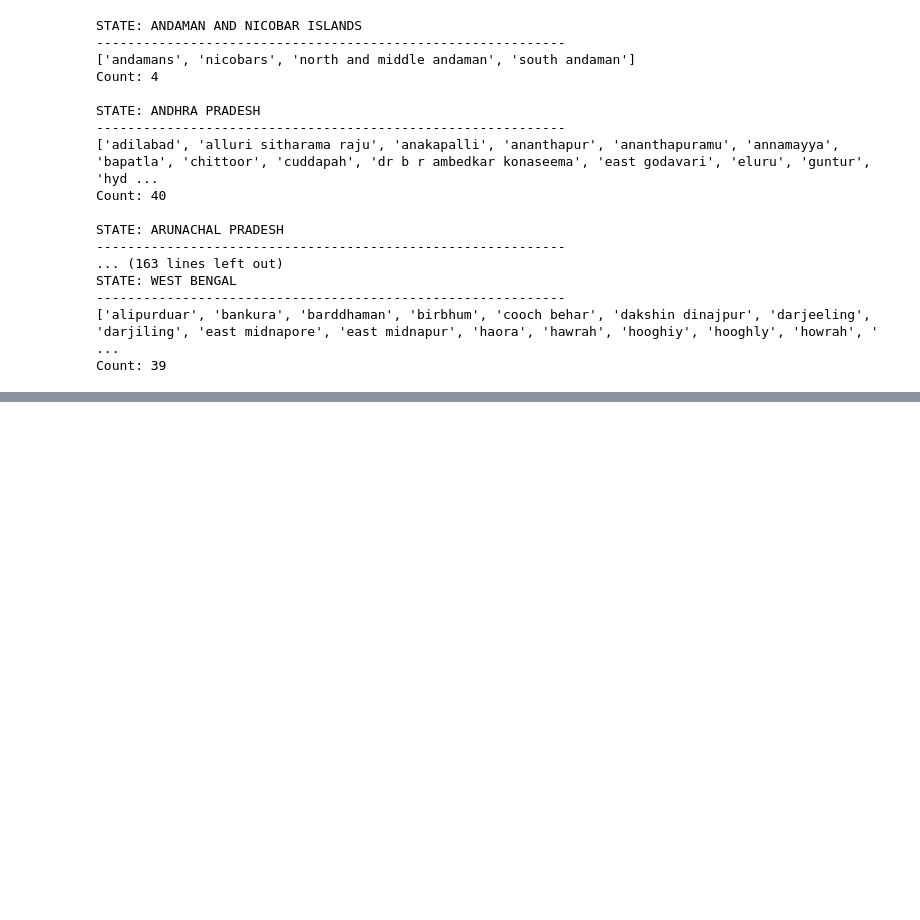
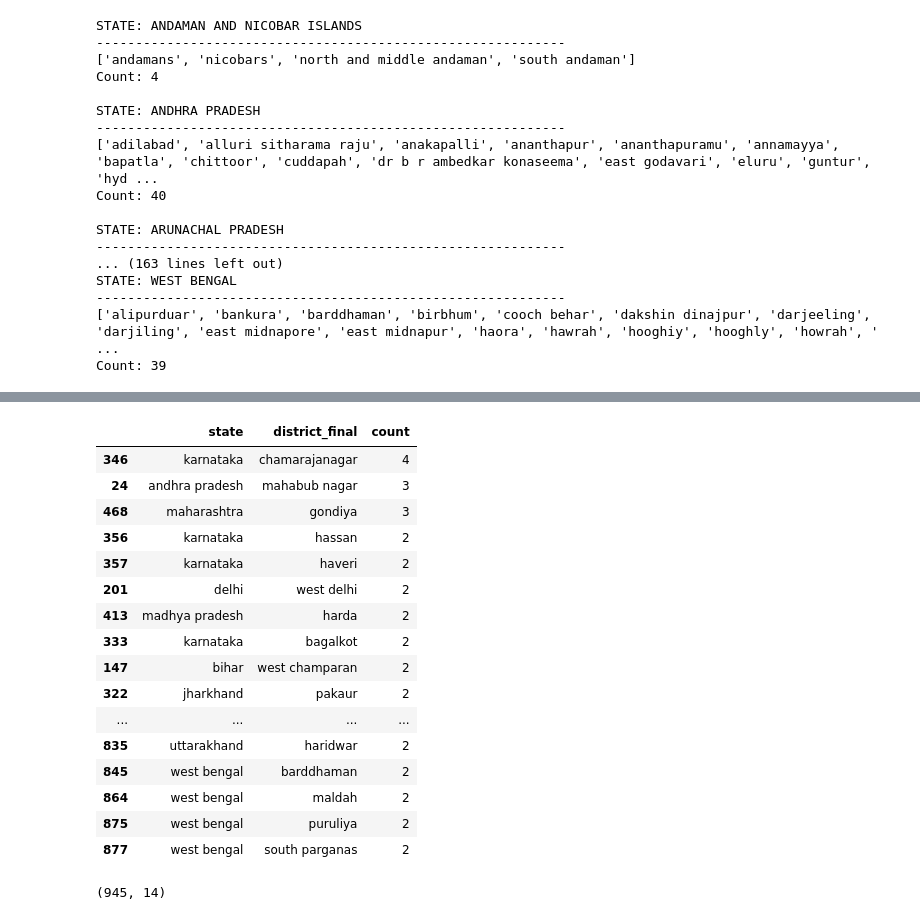
Before and after one commit to thesumeetsingh/uidai-data-hackathon, a Jupyter notebook: notebooks/analysis.ipynb, the cells around one changed output, grey strips where cells are left out. Cells and saved outputs as stored; diff of their text form; code cells hidden in the pictures; blank space fills up the shorter version.

```diff
--- a/notebooks/analysis.ipynb
+++ b/notebooks/analysis.ipynb
@@ -831,0 +858,34 @@ Count: 39
+# %%
+df_clean = df.copy()
+# %%
+dup_table = (
+    df_clean
+    .groupby(["state", "district_final"])
+    .size()
+    .reset_index(name="count")
+    .sort_values("count", ascending=False)
+)
+# %%
+dup_table[dup_table["count"] > 1]
+# %% [output]
+|  | state | district_final | count |
+| 346 | karnataka | chamarajanagar | 4 |
+| 24 | andhra pradesh | mahabub nagar | 3 |
+| 468 | maharashtra | gondiya | 3 |
+| 356 | karnataka | hassan | 2 |
+| 357 | karnataka | haveri | 2 |
+| 201 | delhi | west delhi | 2 |
+| 413 | madhya pradesh | harda | 2 |
+| 333 | karnataka | bagalkot | 2 |
+| 147 | bihar | west champaran | 2 |
+| 322 | jharkhand | pakaur | 2 |
+| ... | ... | ... | ... |
+| 835 | uttarakhand | haridwar | 2 |
+| 845 | west bengal | barddhaman | 2 |
+| 864 | west bengal | maldah | 2 |
+| 875 | west bengal | puruliya | 2 |
+| 877 | west bengal | south parganas | 2 |
+# %%
+df_clean.shape
+# %% [output]
+(945, 14)
```
Also changed, not shown: parts of 10 cells of this notebook, 2 other files.
